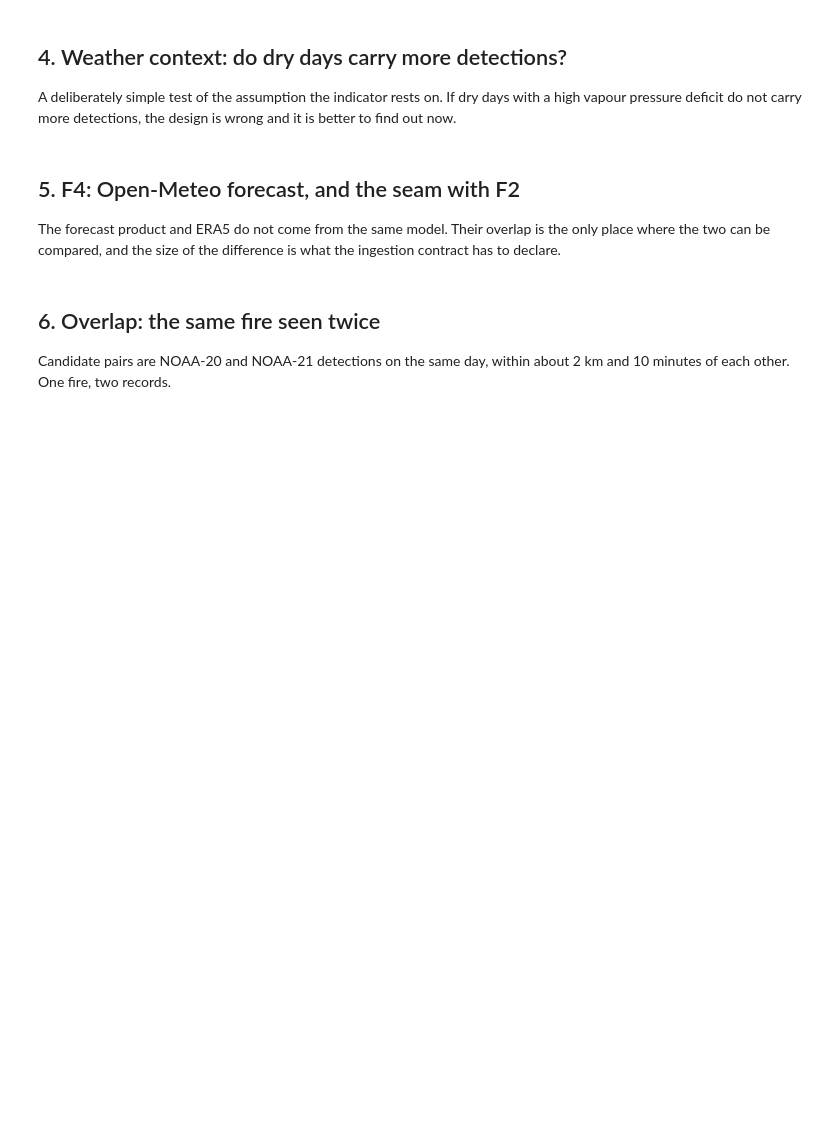
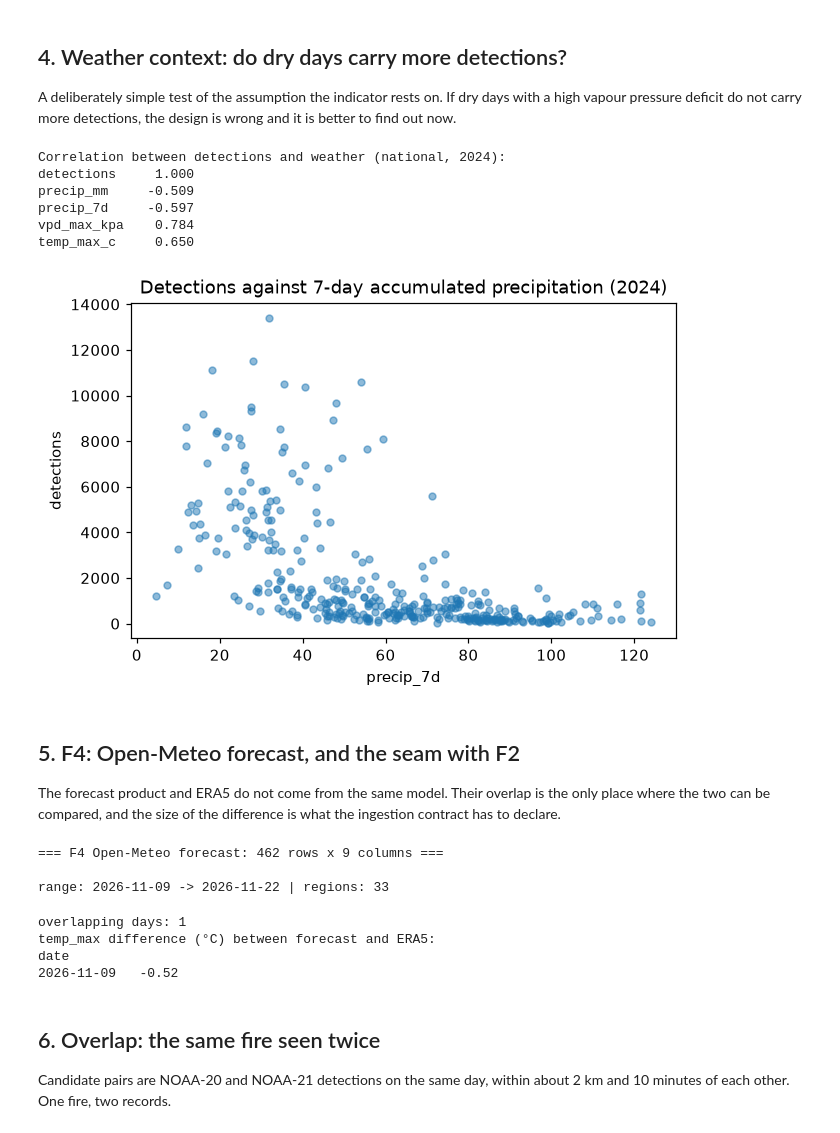
Before and after one commit to adriangeb28/wildfire-monitoring, a Jupyter notebook: notebooks/01_source_profiling.ipynb, the cells around one changed output. Drawn from its saved outputs; the diff is of its cells as text; code cells hidden in the pictures; blank space fills up the shorter version.

```diff
--- a/notebooks/01_source_profiling.ipynb
+++ b/notebooks/01_source_profiling.ipynb
@@ -282,26 +391,34 @@ wrong and it is better to find out now.
 # %%
 if not f1.empty and not weather.empty:
     fires_daily = f1.dropna(subset=["latitude", "longitude"]).copy()
     fires_daily["date"] = pd.to_datetime(fires_daily["acq_date"]).dt.normalize()
     daily = (
         fires_daily.groupby("date")
         .size()
         .rename("detections")
         .reset_index()
     )
     weather["date"] = pd.to_datetime(weather["date"])
     national = weather.groupby("date")[["precip_mm", "vpd_max_kpa", "temp_max_c"]].mean().reset_index()
     merged = daily.merge(national, on="date", how="inner")
 
     if len(merged) > 30:
         merged["precip_7d"] = merged.precip_mm.rolling(7, min_periods=1).sum()
-        print("Correlación detecciones vs clima (nacional, 2024):")
+        print("Correlation between detections and weather (national, 2024):")
         print(merged[["detections", "precip_mm", "precip_7d", "vpd_max_kpa", "temp_max_c"]].corr()["detections"].round(3).to_string())
         ax = merged.plot.scatter(x="precip_7d", y="detections", alpha=0.5, figsize=(6, 4))
-        ax.set_title("Detecciones vs precipitación acumulada 7 días (2024)")
+        ax.set_title("Detections against 7-day accumulated precipitation (2024)")
         plt.tight_layout()
         plt.savefig(FIGURES / "detections_vs_precip.png", dpi=140)
         plt.show()
+# %% [output]
+Correlation between detections and weather (national, 2024):
+detections     1.000
+precip_mm     -0.509
+precip_7d     -0.597
+vpd_max_kpa    0.784
+temp_max_c     0.650
+[figure, added]
 # %% [markdown]
 ## 5. F4: Open-Meteo forecast, and the seam with F2
 
@@ -314,10 +431,14 @@ if forecast_files:
     f4 = pd.read_csv(forecast_files[-1])
     profile_table(f4, "F4 Open-Meteo forecast")
     print()
-    print("rango:", f4.date.min(), "->", f4.date.max(), "| regiones:", f4.region_id.nunique())
+    print("range:", f4.date.min(), "->", f4.date.max(), "| regions:", f4.region_id.nunique())
 else:
     f4 = pd.DataFrame()
-    print("Sin datos de forecast: ejecuta tools/pull_weather.py --mode forecast")
+    print("No forecast data yet: run tools/pull_weather.py --mode forecast")
+# %% [output]
+=== F4 Open-Meteo forecast: 462 rows x 9 columns ===
+
+range: 2026-11-09 -> 2026-11-22 | regions: 33
 # %%
 if not f4.empty and not weather.empty:
     f4["date"] = pd.to_datetime(f4.date)
@@ -327,11 +448,16 @@ if not f4.empty and not weather.empty:
         a = f4[f4.date.isin(overlap_dates)].groupby("date").temp_max_c.mean()
         b = weather[weather.date.isin(overlap_dates)].groupby("date").temp_max_c.mean()
         diff = (a - b).round(2)
-        print(f"días en solape: {len(overlap_dates)}")
-        print("diferencia de temp_max (°C) entre forecast y ERA5:")
+        print(f"overlapping days: {len(overlap_dates)}")
+        print("temp_max difference (°C) between forecast and ERA5:")
         print(diff.to_string())
     else:
-        print("Sin días de solape entre F4 y F2")
+        print("No overlapping days between F4 and F2")
+# %% [output]
+overlapping days: 1
+temp_max difference (°C) between forecast and ERA5:
+date
+2026-11-09   -0.52
 # %% [markdown]
 ## 6. Overlap: the same fire seen twice
 
```
Also changed, not shown: parts of 16 cells of this notebook, 7 other files.
